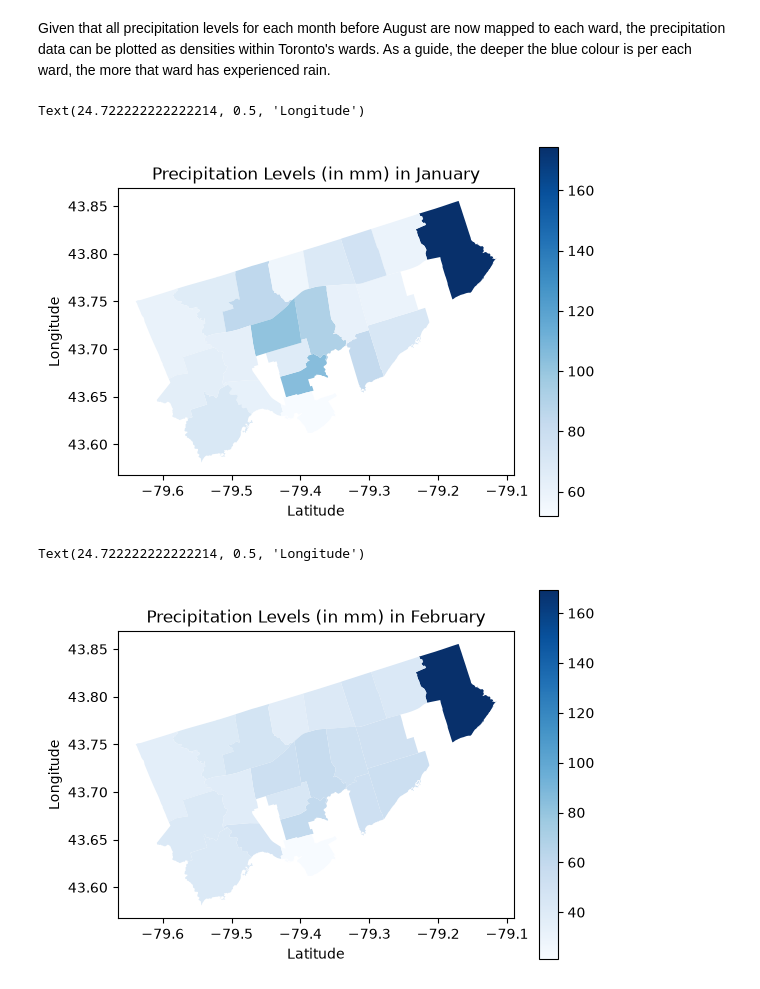
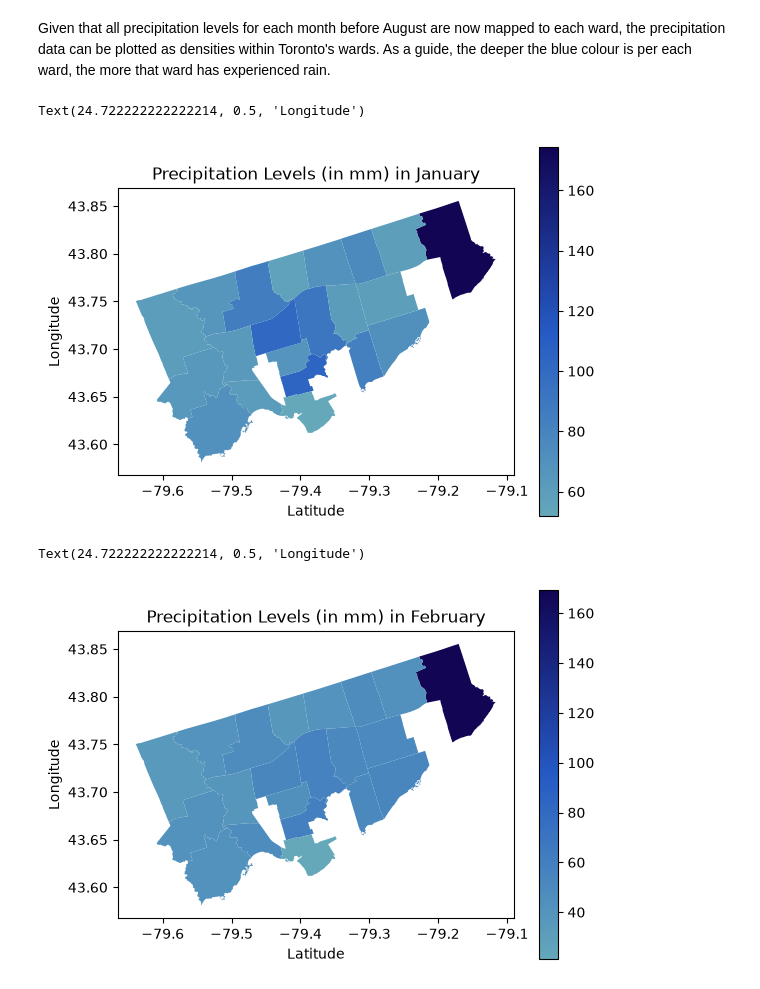
Before and after one commit to smm2005/Rain-Analysis-Toronto, a Jupyter notebook: analysis.ipynb, the cells around one changed output. Cells and saved outputs as stored; diff of their text form; code cells hidden in the pictures.

```diff
--- a/analysis.ipynb
+++ b/analysis.ipynb
@@ -18,28 +18,5 @@ The below text was generated from the GeoJSON file, courtesy of Claude. I decide
 # %%
-ward_bounds = {
-    'Humber River-Black Creek': [43.7129901010899, 43.7815790749568, -79.5852117269988, -79.4881735629245],
-    'York Centre': [43.717755170299, 43.792407466692, -79.513221023395, -79.4114492180327],
-    'Willowdale': [43.7492940526654, 43.8032701311798, -79.4466762521224, -79.38715209799],
-    'University-Rosedale': [43.6493340834881, 43.6950870228904, -79.4293964137968, -79.3597108499133],
-    'Beaches-East York': [43.6541630526509, 43.719785826787, -79.3330914324973, -79.2790326884178],
-    'Scarborough Southwest': [43.6716713902779, 43.7431820122067, -79.3026450183565, -79.2127612905359],
-    'Scarborough-Rouge Park': [43.7518781562957, 43.8554571861712, -79.2322978138953, -79.1154514950547],
-    'Scarborough North': [43.7772824387948, 43.8420905838785, -79.2973325288169, -79.215721815678],
-    'Scarborough-Guildwood': [43.7280935596794, 43.7965219057717, -79.2549798538438, -79.1792029490005],
-    'Scarborough Centre': [43.7247131323866, 43.781222537134, -79.3197941465542, -79.2286728302396],
-    'Scarborough-Agincourt': [43.7683633049312, 43.8259504741618, -79.3413178929128, -79.2747764602797],
-    'Don Valley West': [43.6879167854284, 43.7663407333661, -79.408388704346, -79.3336886695626],
-    "Toronto-St. Paul's": [43.670972707104, 43.711128749686, -79.4502789805454, -79.3848473659846],
-    'Parkdale-High Park': [43.629793474517, 43.6673553150798, -79.5122116343354, -79.4254243849667],
-    'Etobicoke North': [43.6685878284164, 43.7630179182296, -79.6392649324429, -79.5259742600834],
-    'Etobicoke-Lakeshore': [43.5809960000775, 43.6628054218342, -79.5683543841088, -79.4691275896762],
-    'Etobicoke Centre': [43.6254350948204, 43.7015979484891, -79.608734677802, -79.5054664261131],
-    'Eglinton-Lawrence': [43.6921556119541, 43.7536163537944, -79.4725666844142, -79.3983665000037],
-    'Don Valley North': [43.7633117314331, 43.8156507542373, -79.3962300578866, -79.3197941465542],
-    'Don Valley East': [43.7030083763216, 43.7683633049312, -79.3629278029548, -79.3005925599442],
-    'Davenport': [43.6406101768552, 43.6956920028916, -79.4705581756293, -79.4207821526692],
-    'Toronto Centre': [43.6457838773097, 43.673147823563, -79.3888691173455, -79.3495236876076],
-    'York South-Weston': [43.6626336614198, 43.7248699022048, -79.5395981412305, -79.4600458827451],
-    'Toronto-Danforth': [43.6127319637984, 43.7033709024658, -79.3663684190196, -79.3131352772325],
-    'Spadina-Fort York': [43.6119544056144, 43.6557159692698, -79.4287065660649, -79.3472969332]
-}
+from process_wards import wards
+
+for k, v in wards.items():
+    print(k, v)
@@ -59,7 +54,7 @@ def process_to_density(dataset):
     for (idx, row) in enumerate(dataset.loc[:,["name", "latitude", "longitude"]].itertuples()):
         lat = row.latitude
         long = row.longitude
-        for k, v in ward_bounds.items():
+        for k, v in wards.items():
             if v[0] <= lat and lat <= v[1] and v[2] <= long and long <= v[3]:
                 dataset.at[idx, "ward"] = k
                 break
@@ -93,21 +88,27 @@ july = process_to_density(july)
 # %% [markdown]
 Given that all precipitation levels for each month before August are now mapped to each ward, the precipitation data can be plotted as densities within Toronto's wards. As a guide, the deeper the blue colour is per each ward, the more that ward has experienced rain.
 # %%
+from matplotlib.colors import LinearSegmentedColormap
+rain_colormap = LinearSegmentedColormap.from_list("custom_gradient", ["#65a8ba", "#255ac4", "#110554"])
+
 january_to = pd.merge(toronto, january, how="inner", left_on="AREA_NAME", right_index=True)
-january_axis = january_to.plot("rainfall", legend=True, cmap="Blues")
+january_axis = january_to.plot("rainfall", legend=True, cmap=rain_colormap)
 plt.title("Precipitation Levels (in mm) in January")
 plt.xlabel("Latitude")
 plt.ylabel("Longitude")
 # %% [output]
 Text(24.722222222222214, 0.5, 'Longitude')
-[figure, old version]
+[figure, new version]
 # %%
+from matplotlib.colors import LinearSegmentedColormap
+rain_colormap = LinearSegmentedColormap.from_list("custom_gradient", ["#65a8ba", "#255ac4", "#110554"])
+
 february_to = pd.merge(toronto, february, how="inner", left_on="AREA_NAME", right_index=True)
-february_axis = february_to.plot("rainfall", legend=True, cmap="Blues")
+february_axis = february_to.plot("rainfall", legend=True, cmap=rain_colormap)
 plt.title("Precipitation Levels (in mm) in February")
 plt.xlabel("Latitude")
 plt.ylabel("Longitude")
 # %% [output]
 Text(24.722222222222214, 0.5, 'Longitude')
-[figure, old version]
+[figure, new version]
 # %%
```
Also changed, not shown: parts of 11 cells of this notebook, 1 other file.
